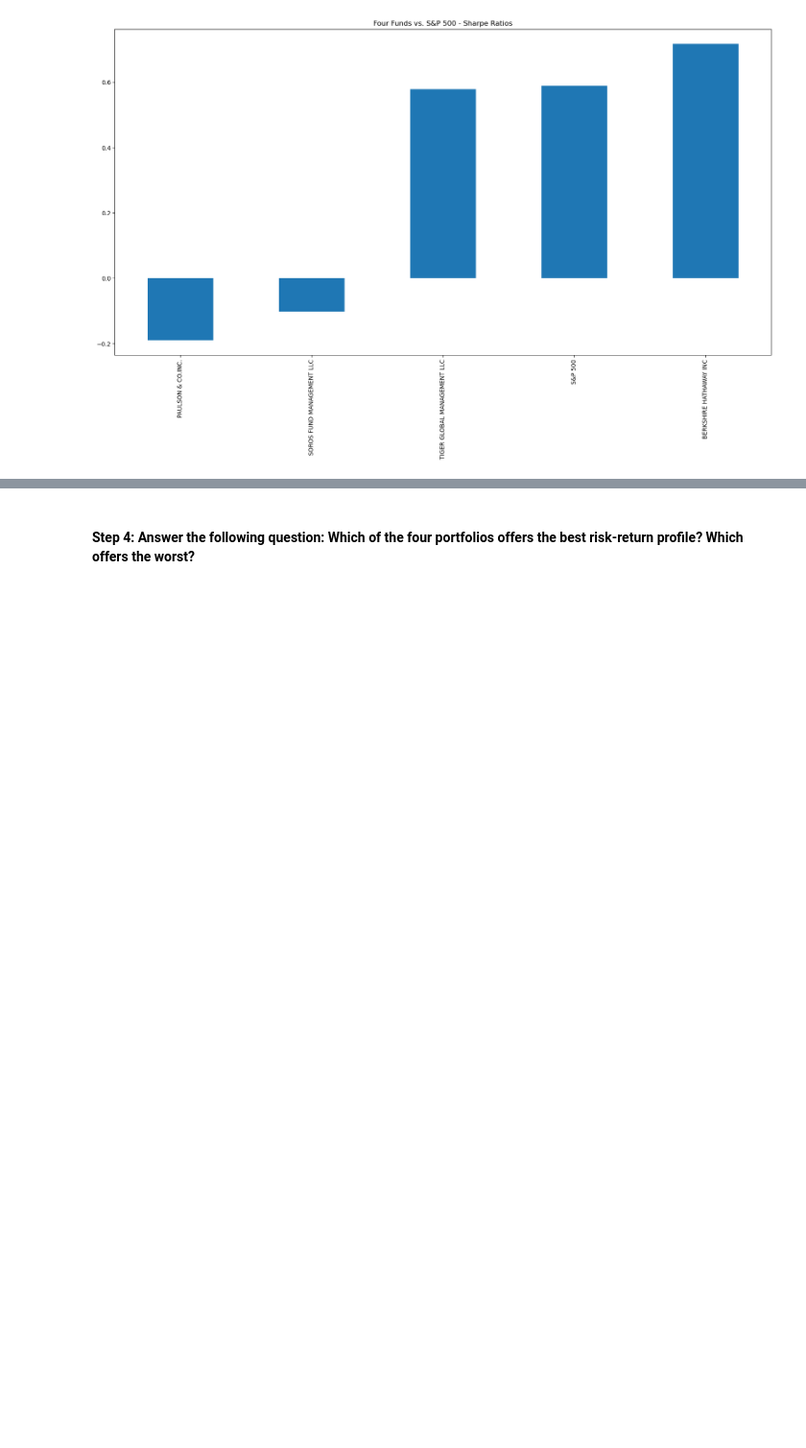
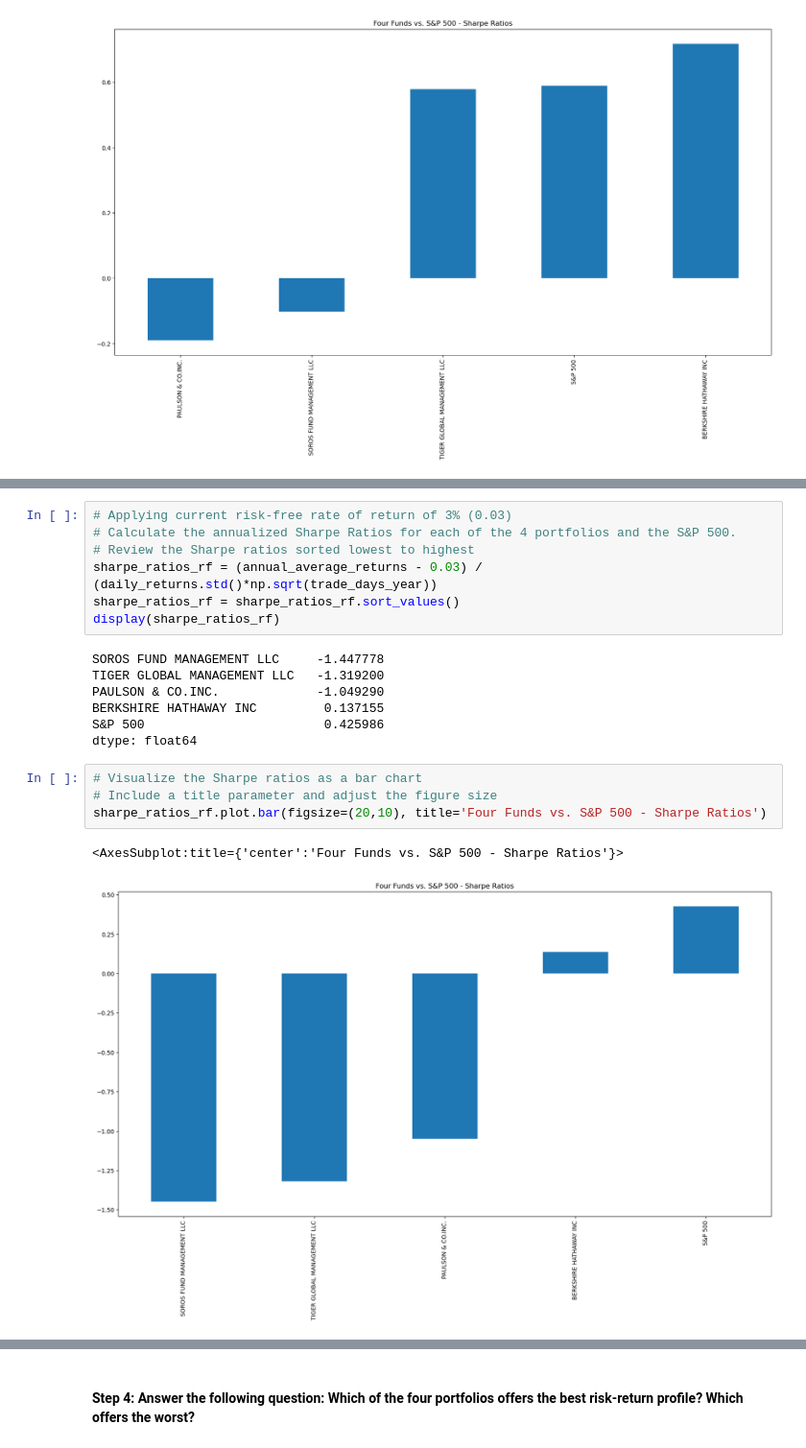
Before and after one commit to Billie-LS/Portfolio-key-risk-management-metrics-analysis, a Jupyter notebook: risk_return_analysis.ipynb, the cells around one changed output, grey strips where cells are left out. Shown at 96% size. Drawn from its saved outputs; the diff is of its cells as text; blank space fills up the shorter version.

```diff
--- a/risk_return_analysis.ipynb
+++ b/risk_return_analysis.ipynb
@@ -498,0 +439,21 @@ sharpe_ratios.plot.bar(figsize=(20,10), title='Four Funds vs. S&P 500 - Sharpe R
+# %%
+# Applying current risk-free rate of return of 3% (0.03)
+# Calculate the annualized Sharpe Ratios for each of the 4 portfolios and the S&P 500.
+# Review the Sharpe ratios sorted lowest to highest
+sharpe_ratios_rf = (annual_average_returns - 0.03) / (daily_returns.std()*np.sqrt(trade_days_year))
+sharpe_ratios_rf = sharpe_ratios_rf.sort_values()
+display(sharpe_ratios_rf)
+# %% [output]
+SOROS FUND MANAGEMENT LLC     -1.447778
+TIGER GLOBAL MANAGEMENT LLC   -1.319200
+PAULSON & CO.INC.             -1.049290
+BERKSHIRE HATHAWAY INC         0.137155
+S&P 500                        0.425986
+dtype: float64
+# %%
+# Visualize the Sharpe ratios as a bar chart
+# Include a title parameter and adjust the figure size
+sharpe_ratios_rf.plot.bar(figsize=(20,10), title='Four Funds vs. S&P 500 - Sharpe Ratios')
+# %% [output]
+<AxesSubplot:title={'center':'Four Funds vs. S&P 500 - Sharpe Ratios'}>
+[figure, added]
```
Also changed, not shown: parts of 41 cells of this notebook, 1 other file.
